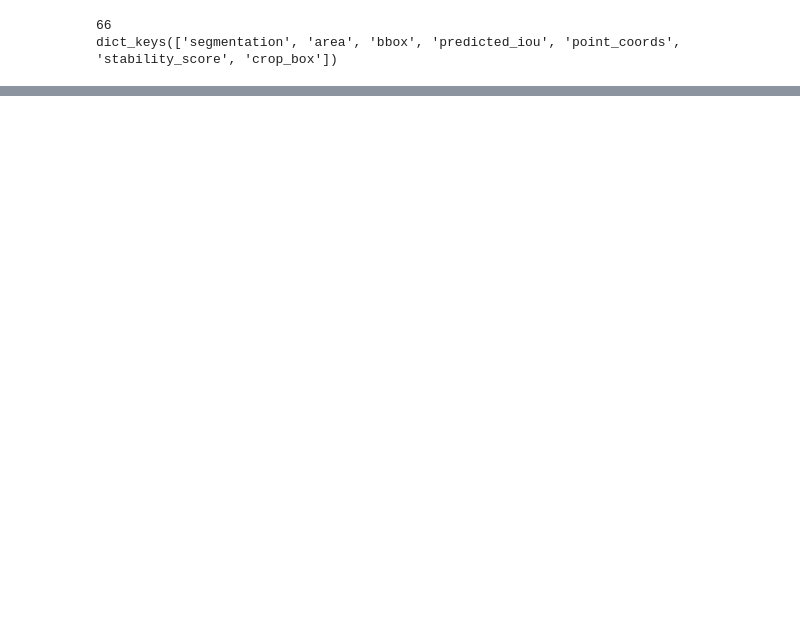
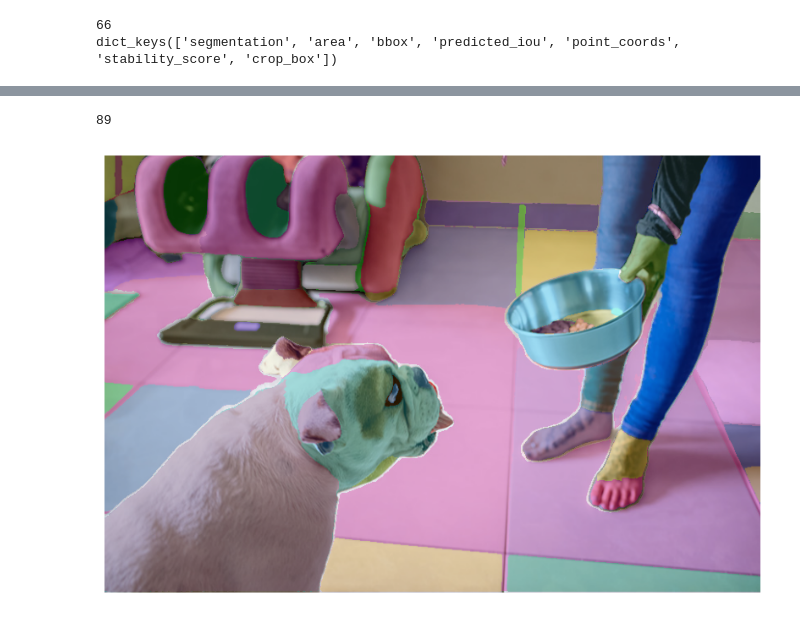
Before and after one commit to tirthasheshpatel/segment_anything_keras, a Jupyter notebook: Segment_Anything_Automatic_Mask_Generator_Demo.ipynb, the cells around one changed output, grey strips where cells are left out. Saved outputs shown, nothing was run; the diff lists cells and outputs as text; code cells hidden in the pictures; blank space fills up the shorter version.

```diff
--- a/Segment_Anything_Automatic_Mask_Generator_Demo.ipynb
+++ b/Segment_Anything_Automatic_Mask_Generator_Demo.ipynb
@@ -198,0 +178,12 @@ plt.show()
+# %%
+mask_generator_2 = SAMAutomaticMaskGenerator(
+    model=model,
+    points_per_side=32,
+    pred_iou_thresh=0.86,
+    stability_score_thresh=0.92,
+    crop_n_layers=1,
+    crop_n_points_downscale_factor=2,
+    min_mask_region_area=100,  # Requires open-cv to run post-processing
+)
+# %%
+masks2 = mask_generator_2.generate(image)
@@ -198,0 +193,12 @@ plt.show()
+# %%
+len(masks2)
+# %% [output]
+89
+# %%
+plt.figure(figsize=(10, 10))
+plt.imshow(image)
+show_anns(masks2)
+plt.axis('off')
+plt.show()
+# %% [output]
+[figure, added]
```
Also changed, not shown: parts of 11 cells of this notebook.
